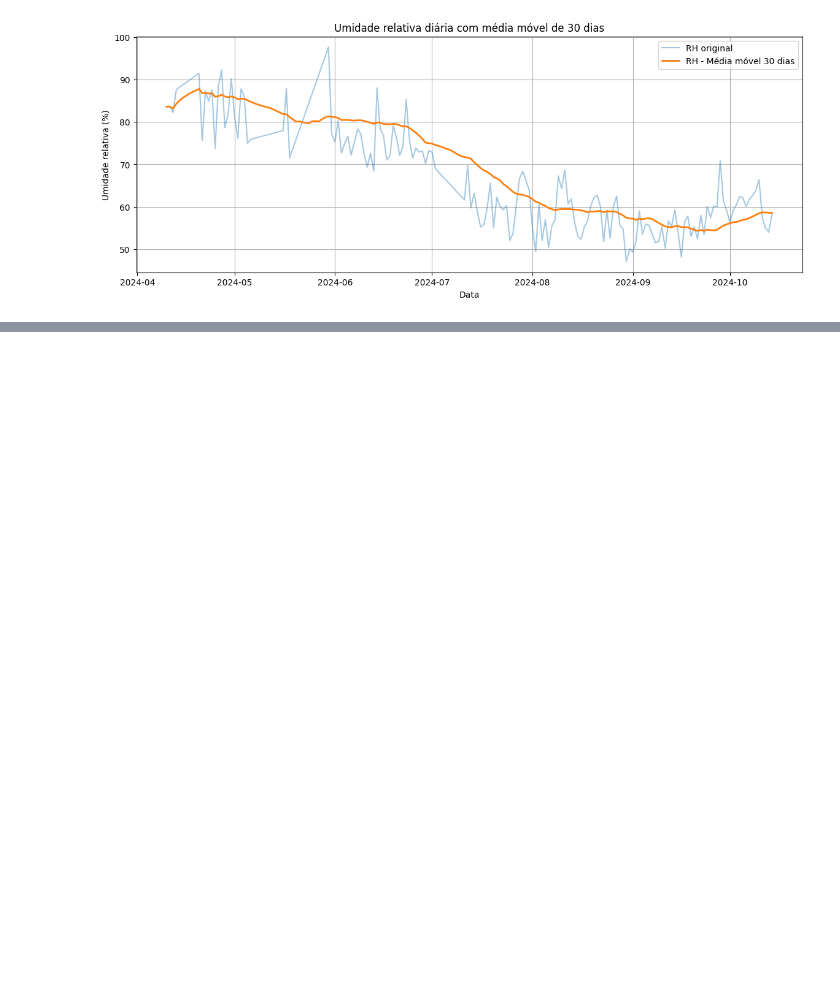
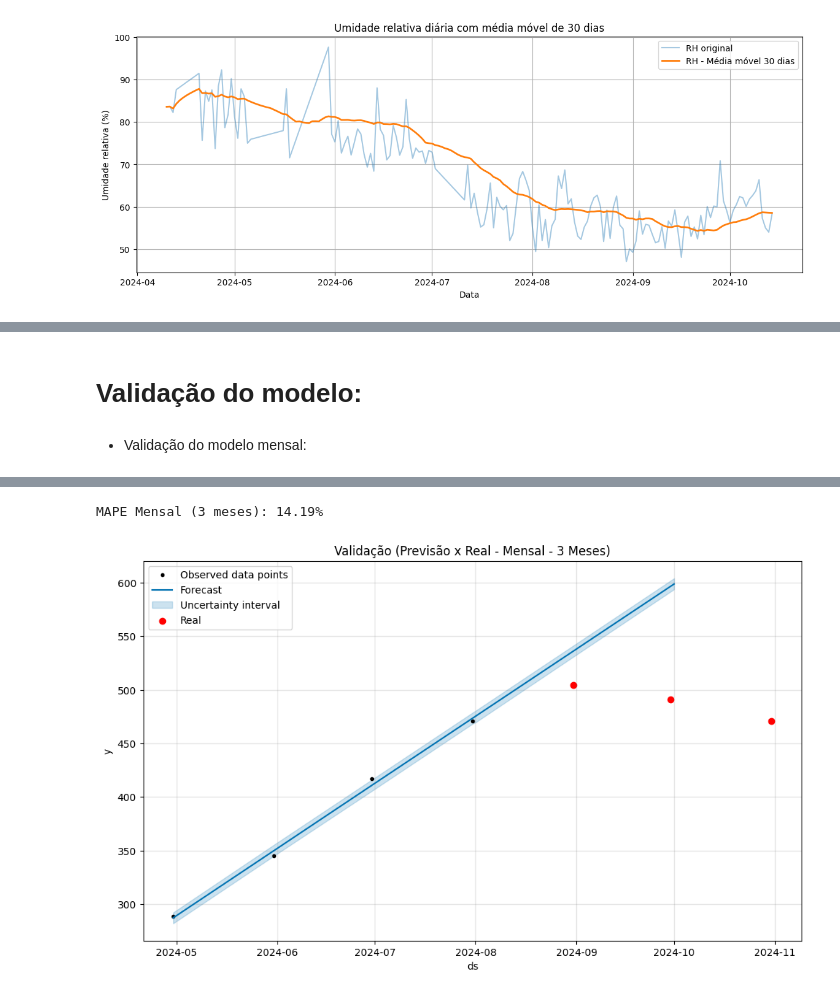
Before and after one commit to DanielCFigueira/Analise_metereologica_nordeste, a Jupyter notebook: fase_final.ipynb, the cells around one changed output, grey strips where cells are left out. Saved outputs shown, nothing was run; the diff lists cells and outputs as text; code cells hidden in the pictures; blank space fills up the shorter version.

```diff
--- a/fase_final.ipynb
+++ b/fase_final.ipynb
@@ -709,0 +683,33 @@ plt.show()
+# %% [markdown]
+# Validação do modelo:
+# %% [markdown]
+* Validação do modelo mensal:
+# %%
+# Separar treino e teste (últimos 3 meses para teste)
+treino_v2 = df_mensal_prophet.iloc[:-3]
+teste_v2 = df_mensal_prophet.iloc[-3:]
+
+# Treinar
+modelo_v2 = Prophet()
+modelo_v2.fit(treino_v2)
+
+# Criar datas futuras para 3 meses (igual ao tamanho do teste)
+futuro_v2 = modelo_v2.make_future_dataframe(periods=3, freq='MS')
+previsao_v2 = modelo_v2.predict(futuro_v2)
+
+# Comparar previsões com valores reais
+# Ajustar as datas do teste para o início do mês
+teste_v2_index = teste_v2['ds'].dt.to_period('M').dt.to_timestamp()
+previstos = previsao_v2[['ds', 'yhat']].set_index('ds').loc[teste_v2_index]
+
+# Calcular MAPE
+mape = mean_absolute_percentage_error(teste_v2['y'], previstos['yhat']) * 100
+print(f"MAPE Mensal (3 meses): {mape:.2f}%")
+
+# Plot
+fig = modelo_v2.plot(previsao_v2)
+plt.scatter(teste_v2['ds'], teste_v2['y'], color='red', label='Real')
+plt.title('Validação (Previsão x Real - Mensal - 3 Meses)')
+plt.legend()
+plt.show()
+# %% [output]
@@ -709,0 +718,2 @@ plt.show()
+MAPE Mensal (3 meses): 14.19%
+[figure, added]
```
Also changed, not shown: parts of 11 cells of this notebook.
